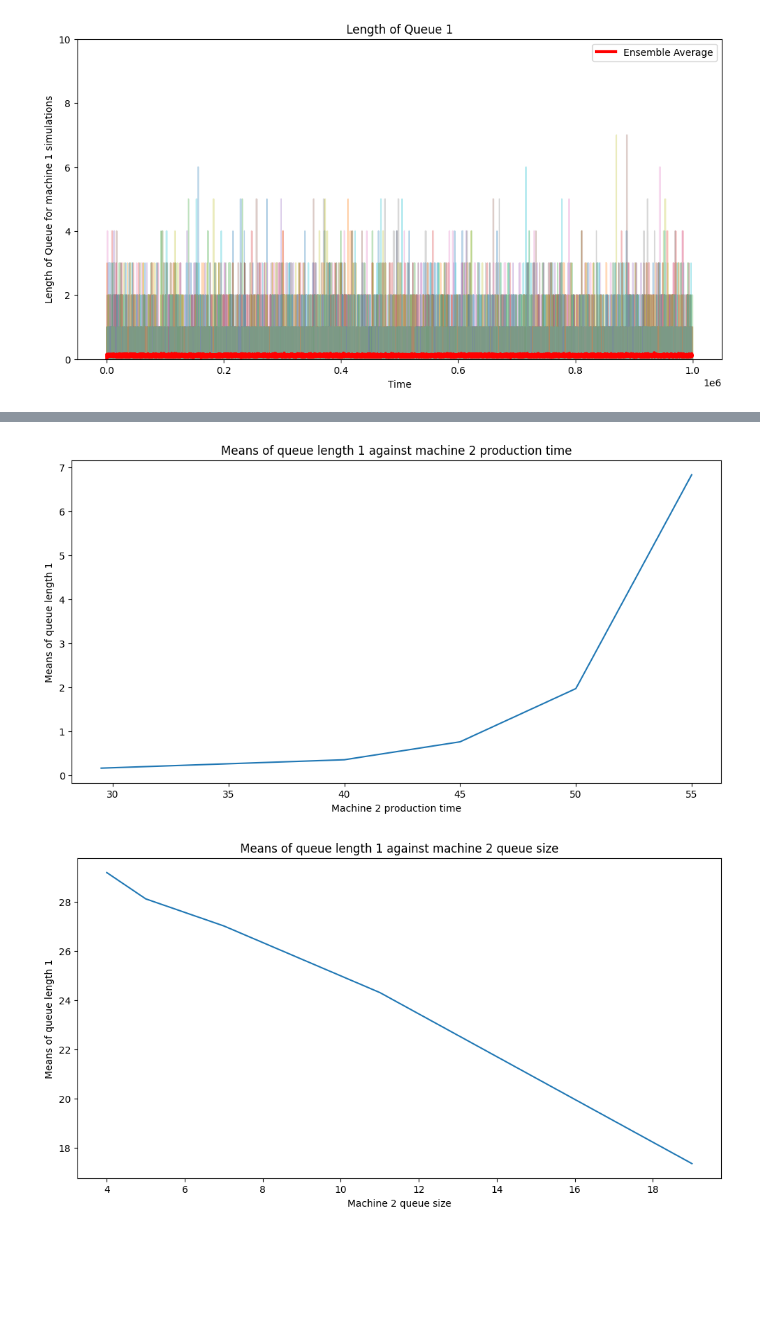
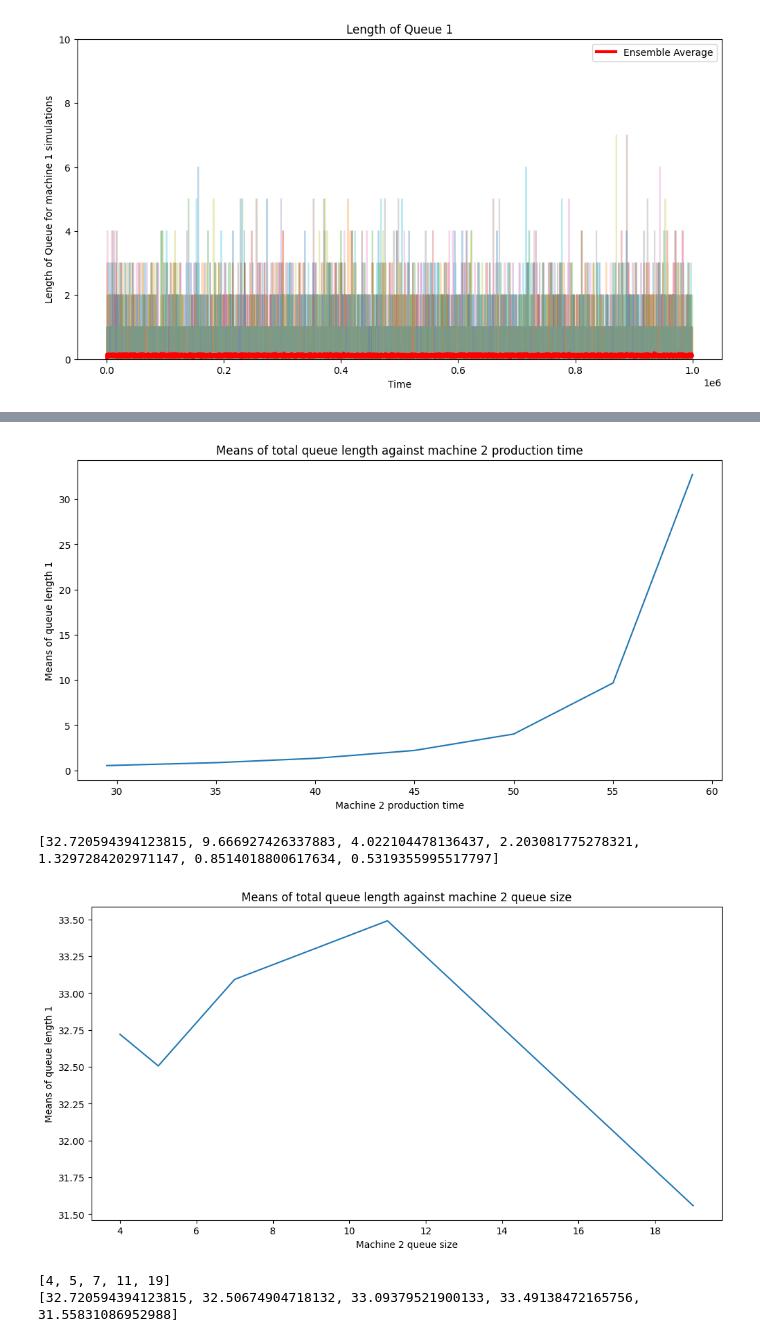
Before and after one commit to vuquocan1987/Assignment3DecisionScience, a Jupyter notebook: analysis.ipynb, the cells around one changed output, grey strips where cells are left out. Cells and saved outputs as stored; diff of their text form; code cells hidden in the pictures; blank space fills up the shorter version.

```diff
--- a/analysis.ipynb
+++ b/analysis.ipynb
@@ -284,0 +307,6 @@ len(original_means)
+# %%
+# for all original states get mean of length_queue1
+original_means = []
+for df in original_states:
+    original_means.append(df['length_queue2'].mean())
+original_means
@@ -284,0 +331,9 @@ len(original_means)
+# %%
+# skip time less than 500000 and get average
+# write a function to take a burn in time and return the mean
+def get_mean_from_states(states, column_name, burn_in):
+    means = []
+    for df in states:
+        filtered_df = df[df["time"] > burn_in]
+        means.append(filtered_df[column_name].mean())
+    return means
@@ -284,0 +342,19 @@ len(original_means)
+# %%
+import scipy.stats as stats
+burnins = [1,2,4,8,16,32,64,128,256,512]
+burnins = [i*1000 for i in burnins]
+meansmeans = []
+for burn_in in burnins:
+    print(f"burn_in: {burn_in}")
+    means = get_mean_from_states(original_states, 'length_queue2', burn_in)
+    get_stats(means)
+    meansmeans.append(means)
+
+for i, means in enumerate(meansmeans):
+    plt.figure(figsize=(6, 6))
+    stats.probplot(means, dist="norm", plot=plt)
+    plt.title(f'QQ Plot for Burn-in: {burnins[i]}')
+    plt.show()
+
+
+# get mean of length_queue2
@@ -285,10 +412,12 @@ len(original_means)
 # %%
 original_param = '60.0, 25.0, 59, 9223372036854775807,4, "minutes", 0.0'
 param_m2_varies = [
+    '60.0, 25.0, 59, 9223372036854775807,4, "minutes", 0.0',
     '60.0, 25.0, 55, 9223372036854775807,4, "minutes", 0.0',
     '60.0, 25.0, 50, 9223372036854775807,4, "minutes", 0.0',
     '60.0, 25.0, 45, 9223372036854775807,4, "minutes", 0.0',
     '60.0, 25.0, 40, 9223372036854775807,4, "minutes", 0.0',
+    '60.0, 25.0, 35, 9223372036854775807,4, "minutes", 0.0',
     '60.0, 25.0, 29.5, 9223372036854775807,4, "minutes", 0.0',
 ]
 
@@ -301,6 +430,7 @@ param_m2q_varies = [
 ]
 
 param_m1_varies = [
+    '60.0, 25.0, 59, 9223372036854775807,4, "minutes", 0.0',
     '60.0, 23.0, 59, 9223372036854775807,4, "minutes", 0.0',
     '60.0, 21.0, 59, 9223372036854775807,4, "minutes", 0.0',
     '60.0, 19.0, 59, 9223372036854775807,4, "minutes", 0.0',
@@ -311,7 +441,7 @@ def get_mean_from_parameter_list(params_list,burn_in=30000):
     means = []
     for param in params_list:
         p = get_parameter(param)
-        means.append(get_means_from_parameters(p, 'length_queue1', burn_in))
+        means.append(get_means_from_parameters(p, ['length_queue1','length_queue2'], burn_in))
     return means
 means_m2_varies = get_mean_from_parameter_list(param_m2_varies)
 means_m1_varies = get_mean_from_parameter_list(param_m1_varies)
@@ -358,24 +491,31 @@ plt.figure(figsize=(12, 6))
 plt.plot(x_values_m2, means_m2)
 plt.xlabel('Machine 2 production time')
 plt.ylabel('Means of queue length 1')
-plt.title('Means of queue length 1 against machine 2 production time')
+plt.title('Means of total queue length against machine 2 production time')
 
 
 # Show the plot
+plt.savefig('Images/improvemachine2.png')
 plt.show()
+print(means_m2)
 # %% [output]
-[figure, old version]
+[figure, new version]
+[32.720594394123815, 9.666927426337883, 4.022104478136437, 2.203081775278321, 1.3297284202971147, 0.8514018800617634, 0.5319355995517797]
 # %%
 plt.figure(figsize=(12, 6))
 
 # Plot each of the mean values against their respective x-values
 plt.plot(x_values_m2q, means_m2q)
 plt.xlabel('Machine 2 queue size')
 plt.ylabel('Means of queue length 1')
-plt.title('Means of queue length 1 against machine 2 queue size')
-
+plt.title('Means of total queue length against machine 2 queue size')
+plt.savefig('Images/improveqlength2.png')
 
 # Show the plot
 plt.show()
+print(x_values_m2q)
+print(means_m2q)
 # %% [output]
-[figure, old version]
+[figure, new version]
+[4, 5, 7, 11, 19]
+[32.720594394123815, 32.50674904718132, 33.09379521900133, 33.49138472165756, 31.55831086952988]
```
Also changed, not shown: parts of 26 cells of this notebook, 17 other files.
